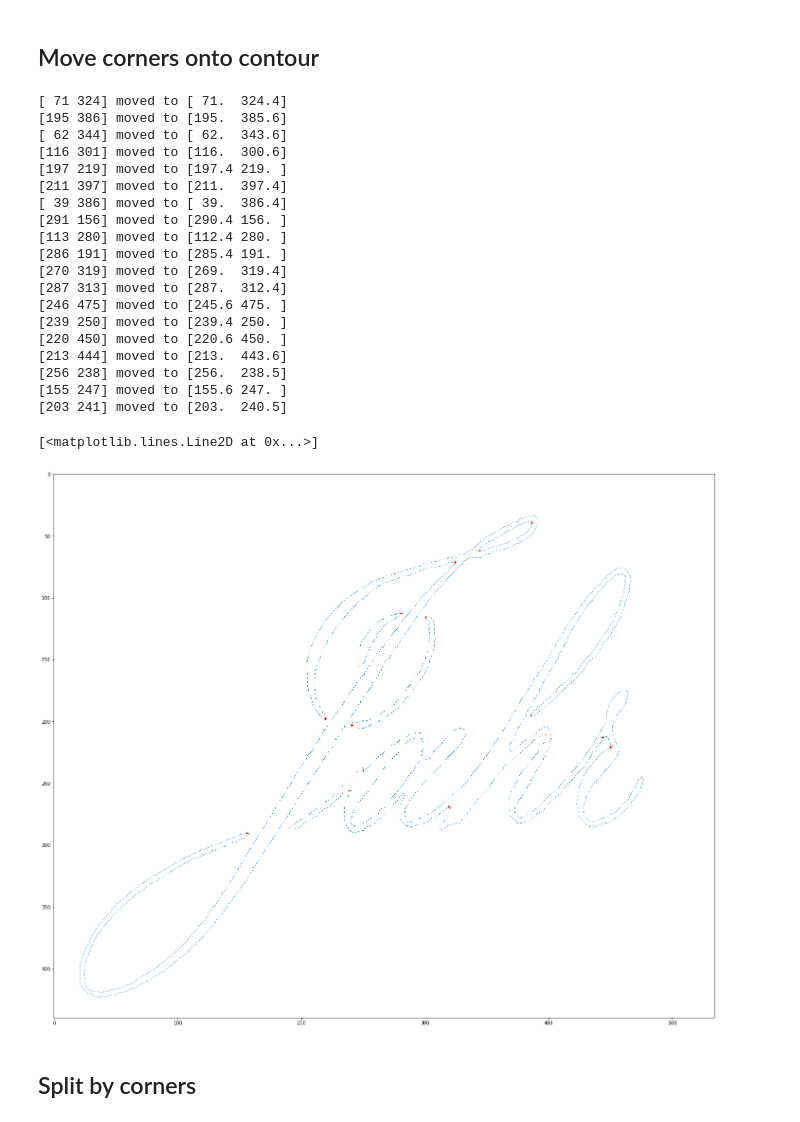
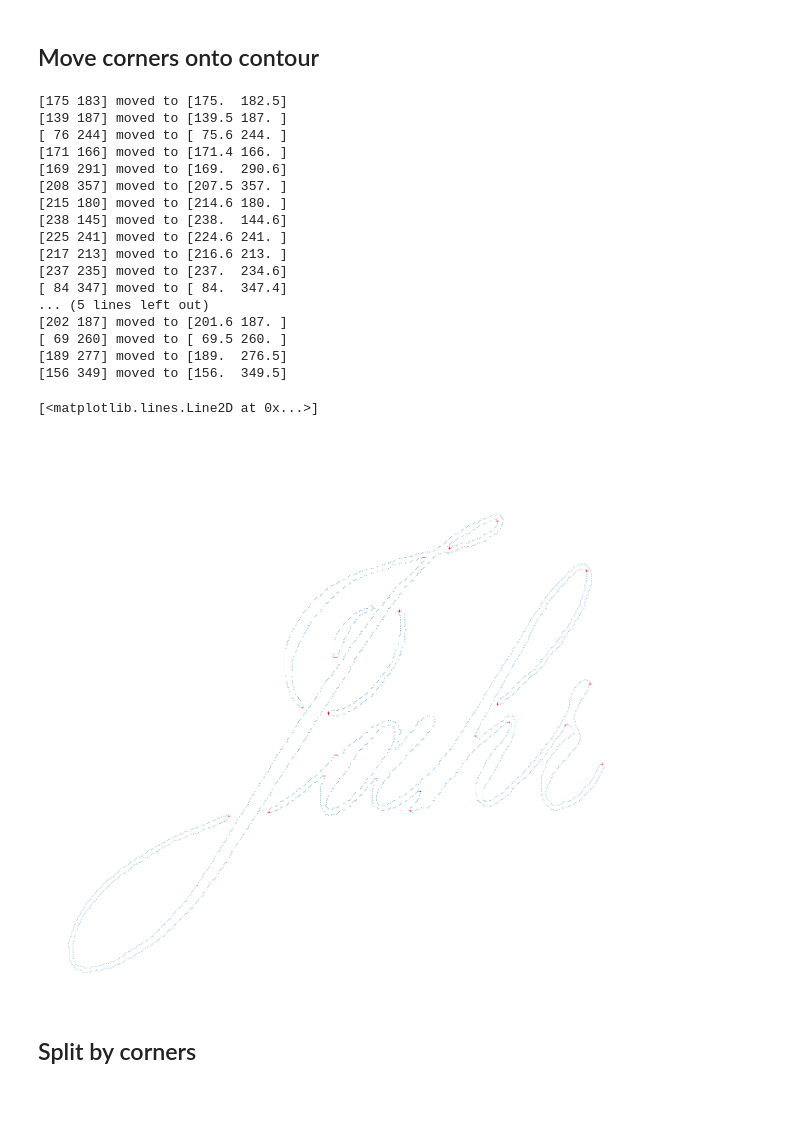
Before and after one commit to wechtits19/calligraphy-vectorization, a Jupyter notebook: reference_vectorization_pipeline.ipynb, the cells around one changed output. Cells and saved outputs as stored; diff of their text form; code cells hidden in the pictures.

```diff
--- a/reference_vectorization_pipeline.ipynb
+++ b/reference_vectorization_pipeline.ipynb
@@ -1,8 +1,9 @@
 # %%
 # Set filenames & co to quickly change file
-file = 'jahr_400dpi'
-filename_scan = f'test-files/{file}.png'
-filename_svg = f'test-files/{file}.svg'
+file = 'jahr_300dpi'
+folder = 'test-files'
+filename_scan = f'{folder}/{file}.png'
+filename_svg = f'{folder}/{file}.svg'
 # Save final plot or not
 save_final_plot = False
 filename_result_figure = f'test-files/out_{file}.png'
@@ -26,6 +27,18 @@ import matplotlib.pyplot as plt
 # Set display size of all plt plots
 plt.rcParams['figure.figsize'] = (25, 25)
 
+# Hide/show axes
+show_axes = False
+rc = {"axes.spines.left": show_axes,
+      "axes.spines.right": show_axes,
+      "axes.spines.bottom": show_axes,
+      "axes.spines.top": show_axes,
+      "xtick.bottom": show_axes,
+      "xtick.labelbottom": show_axes,
+      "ytick.labelleft": show_axes,
+      "ytick.left": show_axes}
+plt.rcParams.update(rc)
+
 # Use Otsu's thresholding method to determine the threshold
 threshold = threshold_otsu(image_scan)
 
@@ -33,6 +46,7 @@ threshold = threshold_otsu(image_scan)
 image_binary = image_scan > threshold
 
 # Show the grayscale and binary image
-plt.imshow(np.vstack((image_scan, image_binary)), cmap='gray', interpolation='nearest')
+plt.imshow(np.vstack((image_scan, image_binary)), cmap='gray',
+           interpolation='nearest')
 # %% [output]
 <matplotlib.image.AxesImage at 0x...>
@@ -111,12 +125,11 @@ contours_combined = np.asarray([pixel for contour in contours for pixel in conto
 # %% [markdown]
 ## Move corners onto contour
 # %%
-corners_corrected = []
-
 # From a corner peak local max go in x, y until contour reached
 # (max. 5 px, otherwise outside corner -> fallback to the closest contour point)
 contour_search_distance = 5
 
+corners_corrected = []
 for corner in corners_points:
     # Skip if already on contour
     if any(np.equal(contours_combined, corner).all(1)):
@@ -127,80 +140,73 @@ for corner in corners_points:
     y = corner[0]
     x_direction = 0
     y_direction = 0
-    x_corr = 0
-    y_corr = 0
 
     for i in range(1, contour_search_distance * 10 + 1):
         # Search x
         if x_direction == 0:
             if any(np.equal(contours_combined, [y, x + i / 10]).all(1)):
                 x_direction = 1
-                x_corr = i / 10
             elif any(np.equal(contours_combined, [y, x - i / 10]).all(1)):
                 x_direction = -1
-                x_corr = -i / 10
 
         # Search y
         if y_direction == 0:
             if any(np.equal(contours_combined, [y + i / 10, x]).all(1)):
                 y_direction = 1
-                y_corr = i / 10
             elif any(np.equal(contours_combined, [y - i / 10, x]).all(1)):
                 y_direction = -1
-                y_corr = -i / 10
 
     # Move corner
     if x_direction != 0 and y_direction != 0:
         for i in range(1, contour_search_distance * 10 + 1):
             x_corr = x + (i / 10 * x_direction)
             y_corr = y + (i / 10 * y_direction)
             # Move diagonal
             closest_pixel = np.sum(np.abs(np.subtract(contours_combined, [y_corr, x_corr])), axis=1).argmin()
             # As contour pixels are maximum 1 px apart, accepted contour pixel needs to be max 0.5 away
-            if np.less_equal(np.abs(np.subtract(contours_combined[closest_pixel], [y_corr, x_corr])), [.5, .5]).all():
+            if np.less_equal(
+                    np.abs(np.subtract(contours_combined[closest_pixel], [y_corr, x_corr])), [.5, .5]).all():
                 corners_corrected.append(contours_combined[closest_pixel])
                 print(f'{corner} moved to {contours_combined[closest_pixel]}')
                 break
         else:
             print(f'{corner} could not be moved to contour.')
 
     # Fallback to initial solution for outside corners
     else:
         print('fallback', x_direction, y_direction)
         distances = np.sqrt((contours_combined[:, 0] - y) ** 2 + (contours_combined[:, 1] - x) ** 2)
         corners_corrected.append(contours_combined[np.argmin(distances)])
 
 # Convert to numpy array
 corners_corrected = np.asarray(corners_corrected)
 
 # Show corners and corrected corners on the contour
 fig, ax = plt.subplots()
 ax.imshow(image_cleaned, alpha=0)  # invisible, only for shape of plot
 ax.plot(contours_combined[:, 1], contours_combined[:, 0], linestyle='none', marker=',')
 ax.plot(corners_points[:, 1], corners_points[:, 0], linestyle='none', marker=',')
 ax.plot(corners_corrected[:, 1], corners_corrected[:, 0], 'r+')
 # %% [output]
-[ 71 324] moved to [ 71.  324.4]
-[195 386] moved to [195.  385.6]
-[ 62 344] moved to [ 62.  343.6]
-[116 301] moved to [116.  300.6]
-[197 219] moved to [197.4 219. ]
-[211 397] moved to [211.  397.4]
-[ 39 386] moved to [ 39.  386.4]
-[291 156] moved to [290.4 156. ]
-[113 280] moved to [112.4 280. ]
-[286 191] moved to [285.4 191. ]
-[270 319] moved to [269.  319.4]
-[287 313] moved to [287.  312.4]
-[246 475] moved to [245.6 475. ]
-[239 250] moved to [239.4 250. ]
-[220 450] moved to [220.6 450. ]
-[213 444] moved to [213.  443.6]
-[256 238] moved to [256.  238.5]
-[155 247] moved to [155.6 247. ]
-[203 241] moved to [203.  240.5]
+[175 183] moved to [175.  182.5]
+[139 187] moved to [139.5 187. ]
+[ 76 244] moved to [ 75.6 244. ]
+[171 166] moved to [171.4 166. ]
+[169 291] moved to [169.  290.6]
+[208 357] moved to [207.5 357. ]
+[215 180] moved to [214.6 180. ]
+[238 145] moved to [238.  144.6]
+[225 241] moved to [224.6 241. ]
+[217 213] moved to [216.6 213. ]
+[237 235] moved to [237.  234.6]
+[ 84 347] moved to [ 84.  347.4]
+... (5 lines left out)
+[202 187] moved to [201.6 187. ]
+[ 69 260] moved to [ 69.5 260. ]
+[189 277] moved to [189.  276.5]
+[156 349] moved to [156.  349.5]
 [<matplotlib.lines.Line2D at 0x...>]
-[figure, old version]
+[figure, new version]
 # %% [markdown]
 ## Split by corners
 # %%
```
Also changed, not shown: parts of 9 cells of this notebook, 3 other files.
